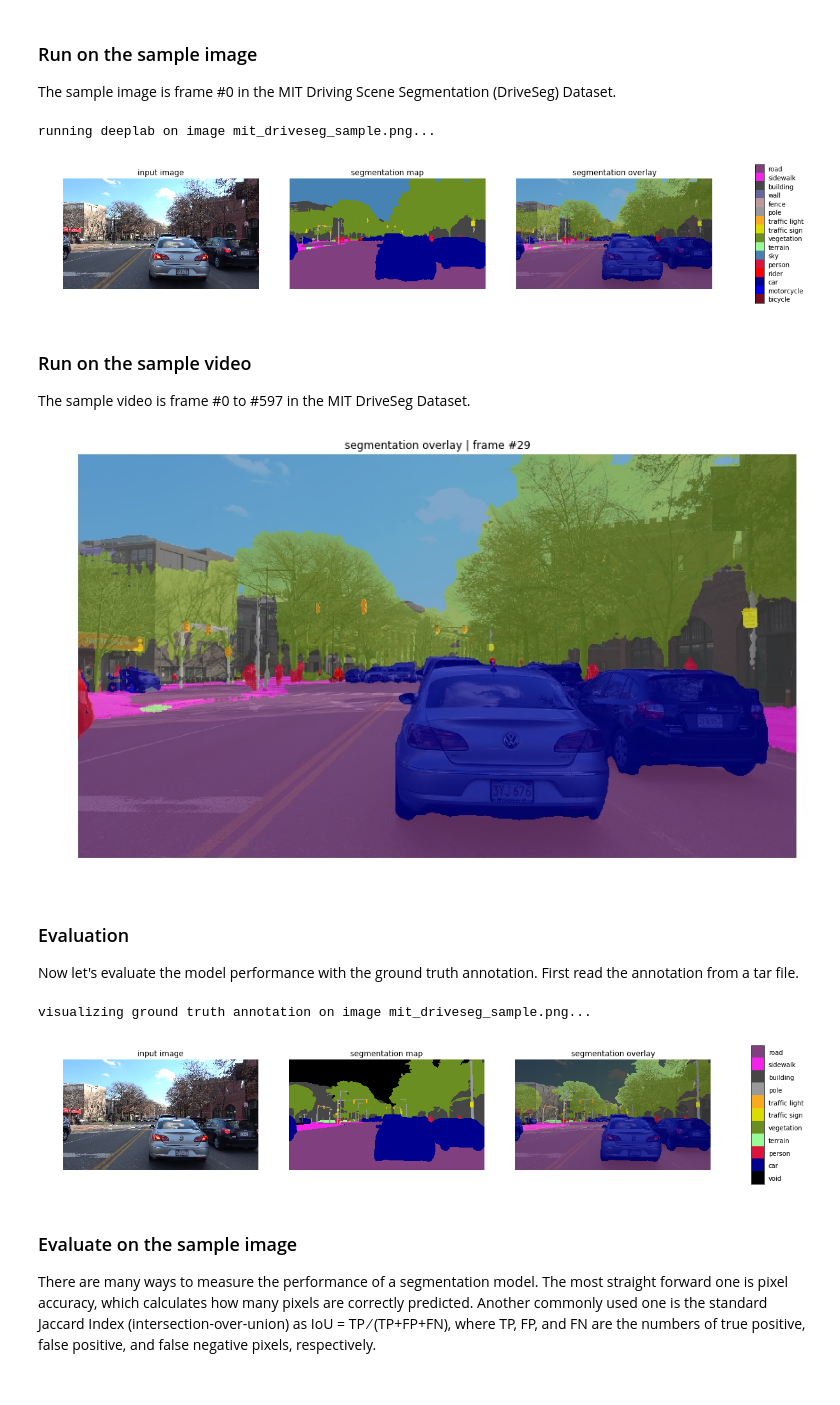
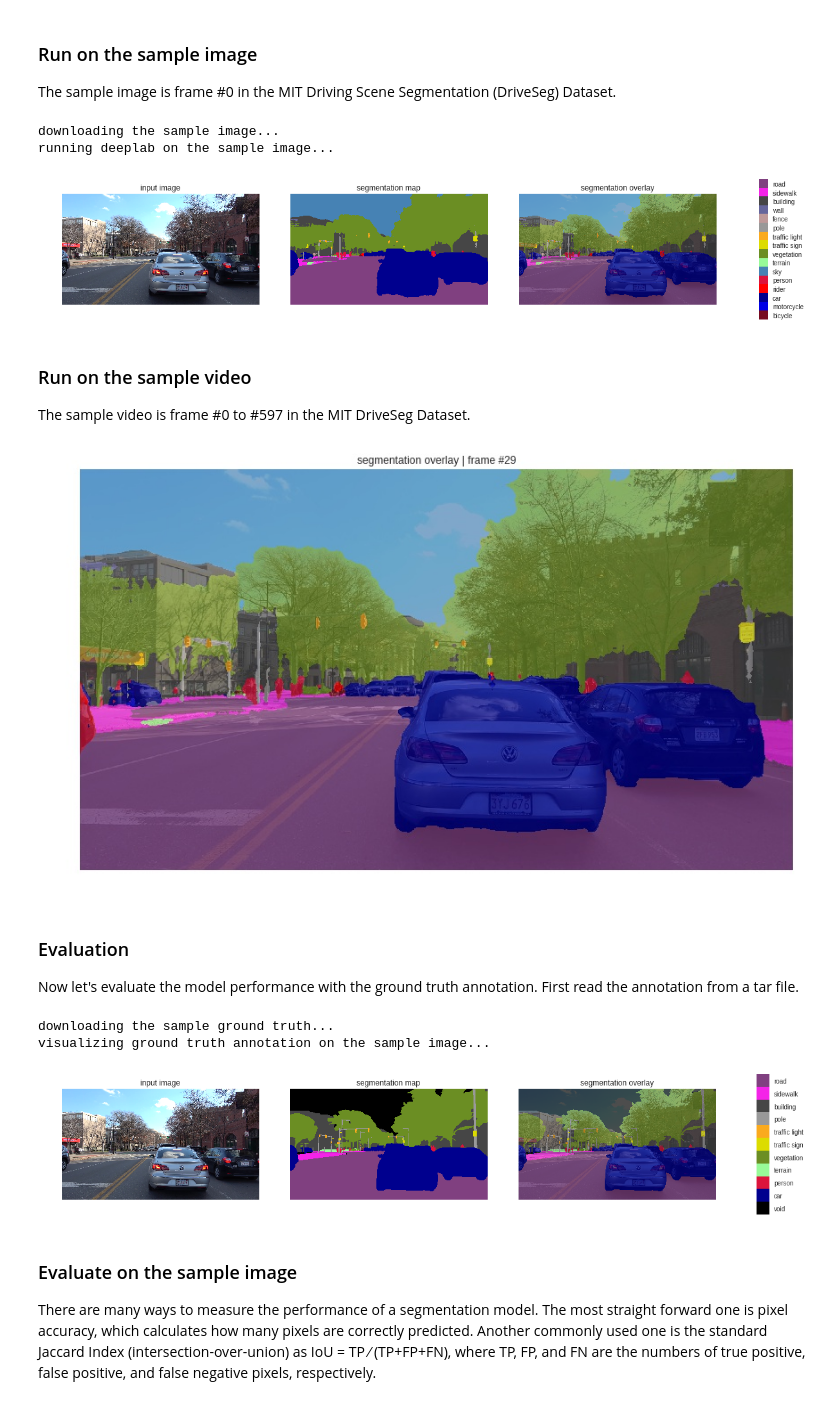
Before and after one commit to lexfridman/mit-deep-learning, a Jupyter notebook: tutorial_driving_scene_segmentation/tutorial_driving_scene_segmentation.ipynb, the cells around one changed output. Saved outputs shown, nothing was run; the diff lists cells and outputs as text; code cells hidden in the pictures.

```diff
--- a/tutorial_driving_scene_segmentation/tutorial_driving_scene_segmentation.ipynb
+++ b/tutorial_driving_scene_segmentation/tutorial_driving_scene_segmentation.ipynb
@@ -248,7 +248,10 @@ model loaded successfully!
 The sample image is frame #0 in the MIT Driving Scene Segmentation (DriveSeg) Dataset.
 # %%
 SAMPLE_IMAGE = 'mit_driveseg_sample.png'
-print('running deeplab on image %s...' %SAMPLE_IMAGE)
+if not os.path.isfile(SAMPLE_IMAGE):
+    print('downloading the sample image...')
+    SAMPLE_IMAGE = urllib.request.urlretrieve('https://github.com/lexfridman/mit-deep-learning/blob/master/tutorial_driving_scene_segmentation/mit_driveseg_sample.png?raw=true')[0]
+print('running deeplab on the sample image...')
 
 def run_visualization(SAMPLE_IMAGE):
     """Inferences DeepLab model and visualizes result."""
@@ -258,8 +261,9 @@ def run_visualization(SAMPLE_IMAGE):
 
 run_visualization(SAMPLE_IMAGE)
 # %% [output]
-running deeplab on image mit_driveseg_sample.png...
+downloading the sample image...
+running deeplab on the sample image...
-[figure, old version]
+[figure, new version]
 # %% [markdown]
 ### Run on the sample video
 The sample video is frame #0 to #597 in the MIT DriveSeg Dataset.
@@ -292,7 +296,11 @@ def run_visualization_video(frame, index):
 
 
 SAMPLE_VIDEO = 'mit_driveseg_sample.mp4'
-print('running deeplab on video %s...' %SAMPLE_VIDEO)
+if not os.path.isfile(SAMPLE_VIDEO):
+    print('downloading the sample video...')
+    SAMPLE_VIDEO = urllib.request.urlretrieve('https://github.com/lexfridman/mit-deep-learning/raw/master/tutorial_driving_scene_segmentation/mit_driveseg_sample.mp4')[0]
+print('running deeplab on the sample video...')
+
 video = cv.VideoCapture(SAMPLE_VIDEO)
 # num_frames = 598  # uncomment to use the full sample video
 num_frames = 30
@@ -307,7 +315,7 @@ except KeyboardInterrupt:
     plt.close()
     print("Stream stopped.")
 # %% [output]
-[figure, old version]
+[figure, new version]
 # %% [markdown]
 ### Evaluation
 Now let's evaluate the model performance with the ground truth annotation. First read the annotation from a tar file.
@@ -315,38 +323,43 @@ Now let's evaluate the model performance with the ground truth annotation. First
 class DriveSeg(object):
     """Class to load MIT DriveSeg Dataset."""
 
     def __init__(self, tarball_path):
         self.tar_file = tarfile.open(tarball_path)
         self.tar_info = self.tar_file.getmembers()
 
     def fetch(self, index):
         """Get ground truth by index.
 
         Args:
             index: The frame number.
 
         Returns:
             gt: Ground truth segmentation map.
         """
         tar_info = self.tar_info[index + 1]  # exclude index 0 which is the parent directory
         file_handle = self.tar_file.extractfile(tar_info)
         gt = np.fromstring(file_handle.read(), np.uint8)
         gt = cv.imdecode(gt, cv.IMREAD_COLOR)
         gt = gt[:, :, 0]  # select a single channel from the 3-channel image
         gt[gt==255] = 19  # void class, does not count for accuracy
         return gt
 
 
-dataset = DriveSeg('mit_driveseg_sample_gt.tar.gz')
-SAMPLE_IMAGE = 'mit_driveseg_sample.png'
-print('visualizing ground truth annotation on image %s...' %SAMPLE_IMAGE)
+SAMPLE_GT = 'mit_driveseg_sample_gt.tar.gz'
+if not os.path.isfile(SAMPLE_GT):
+    print('downloading the sample ground truth...')
+    SAMPLE_GT = urllib.request.urlretrieve('https://github.com/lexfridman/mit-deep-learning/raw/master/tutorial_driving_scene_segmentation/mit_driveseg_sample_gt.tar.gz')[0]
+
+dataset = DriveSeg(SAMPLE_GT)
+print('visualizing ground truth annotation on the sample image...')
 
 original_im = Image.open(SAMPLE_IMAGE)
 gt = dataset.fetch(0)  # sample image is frame 0
 vis_segmentation(original_im, gt)
 # %% [output]
-visualizing ground truth annotation on image mit_driveseg_sample.png...
+downloading the sample ground truth...
+visualizing ground truth annotation on the sample image...
-[figure, old version]
+[figure, new version]
 # %% [markdown]
 ### Evaluate on the sample image
 There are many ways to measure the performance of a segmentation model. The most straight forward one is pixel accuracy, which calculates how many pixels are correctly predicted. Another commonly used one is the standard Jaccard Index (intersection-over-union) as IoU = TP ⁄ (TP+FP+FN), where TP, FP, and FN are the numbers of true positive, false positive, and false negative pixels, respectively.
```
Also changed, not shown: parts of 3 cells of this notebook.
